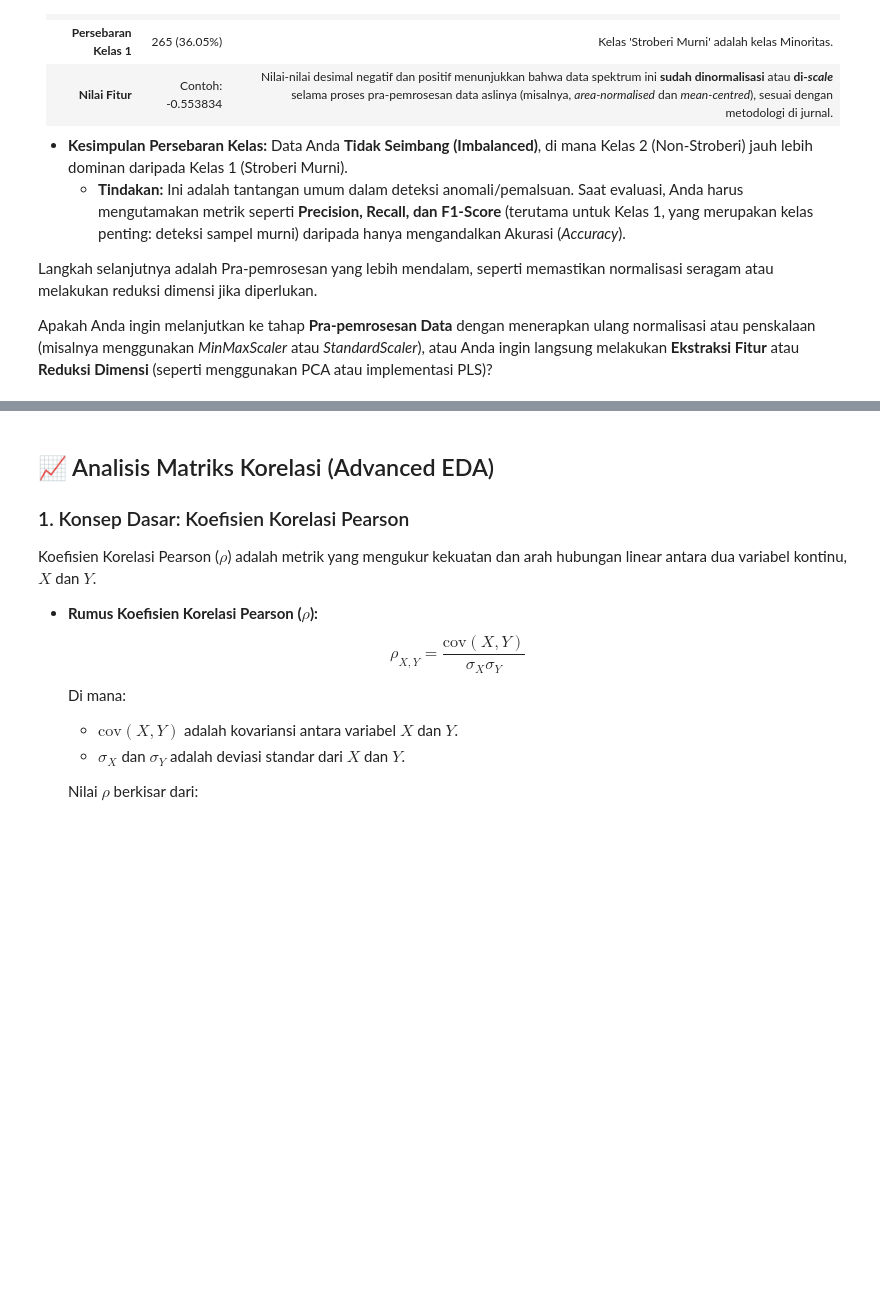
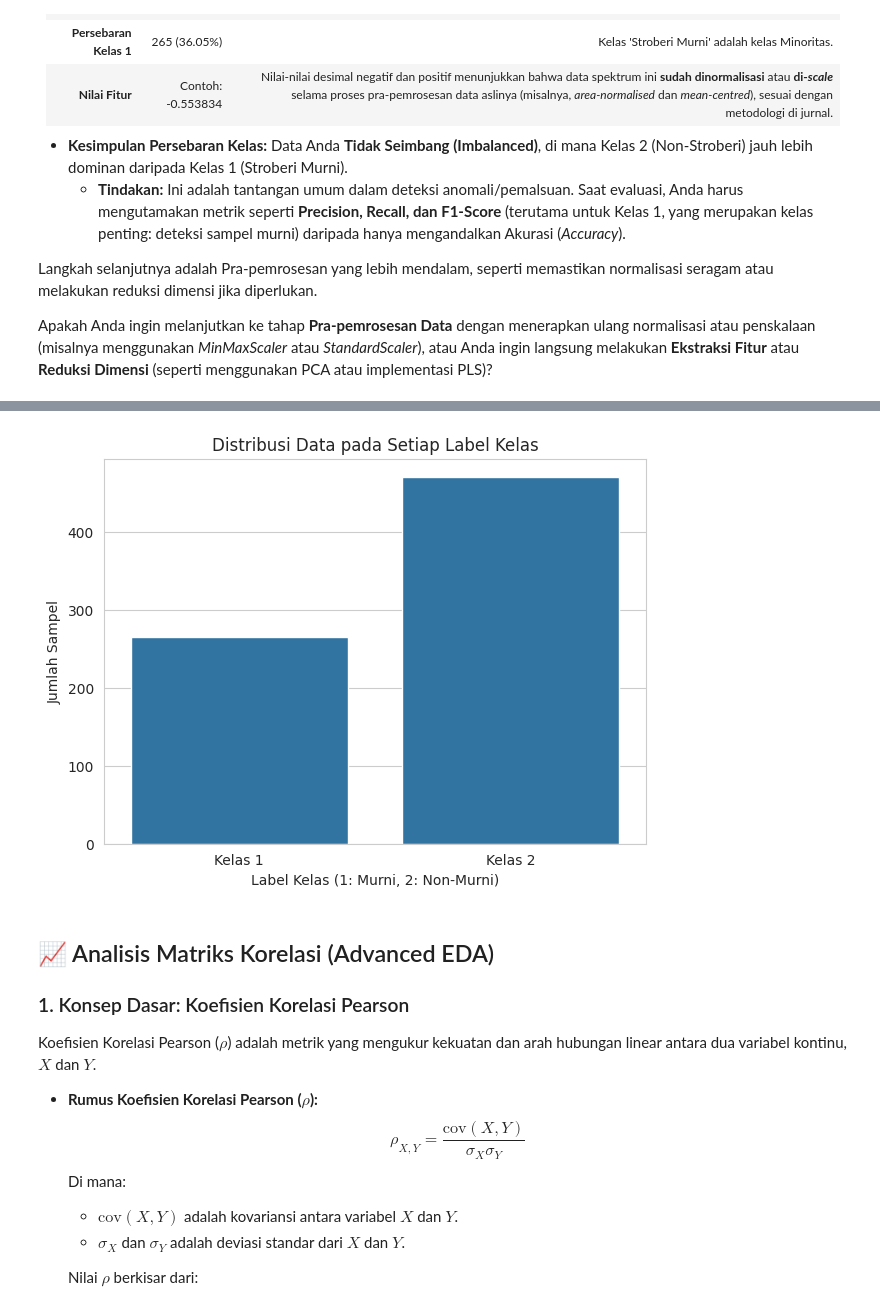
Before and after one commit to dhyos/PSD, a Jupyter notebook: _sources/UAS_Project.ipynb, the cells around one changed output, grey strips where cells are left out. Drawn from its saved outputs; the diff is of its cells as text; code cells hidden in the pictures; blank space fills up the shorter version.

```diff
--- a/_sources/UAS_Project.ipynb
+++ b/_sources/UAS_Project.ipynb
@@ -389,0 +366,78 @@ Class_Label
+# %%
+import pandas as pd
+import numpy as np
+from sklearn.model_selection import train_test_split
+from sklearn.feature_selection import mutual_info_classif
+from sklearn.preprocessing import StandardScaler
+from sklearn.impute import SimpleImputer
+from sklearn.svm import SVC
+from sklearn.metrics import accuracy_score, classification_report, confusion_matrix
+from sklearn.ensemble import IsolationForest
+from imblearn.over_sampling import SMOTE
+import joblib
+import matplotlib.pyplot as plt
+import seaborn as sns
+from IPython.display import display # Import display untuk tabel yang rapi
+
+# Set style untuk plot
+sns.set_style("whitegrid")
+df_train = pd.read_csv('data_train.csv')
+df_test = pd.read_csv('data_validasi.csv')
+print("Data dimuat dari file CSV.")
+
+
+# Asumsi kolom fitur dan label
+feature_columns = [col for col in df_train.columns if col != 'Class_Label']
+X_train_full = df_train[feature_columns]
+y_train = df_train['Class_Label']
+X_test_full = df_test[feature_columns]
+y_test = df_test['Class_Label']
+# Menggabungkan data train dan test untuk analisis awal (sesuai permintaan Anda)
+df_full_combined = pd.concat([df_train, df_test], ignore_index=True)
+y_full = pd.concat([y_train, y_test], ignore_index=True) # <-- Label Keseluruhan
+
+
+# --- BARU: ANALISIS DATA AWAL (SESUAI PERMINTAAN) ---
+
+print("\n" + "="*50)
+print("             📊 ANALISIS DATA AWAL 📊")
+print("="*50)
+
+# 1. Jumlah keseluruhan data
+print(f"Jumlah Total Data (Train + Test): {len(df_full_combined)} sampel")
+print(f"Jumlah Data Train: {len(df_train)} sampel")
+print(f"Jumlah Data Test/Validasi: {len(df_test)} sampel")
+print(f"Jumlah Total Fitur: {len(feature_columns)}")
+
+print("\nDistribusi Label Keseluruhan Data (Train + Test):")
+print(y_full.value_counts())
+
+# 2. Visualisasi distribusi label
+plt.figure(figsize=(7, 5))
+sns.countplot(x='Class_Label', data=df_full_combined)
+plt.title('Distribusi Data pada Setiap Label Kelas')
+plt.xlabel('Label Kelas (1: Murni, 2: Non-Murni)')
+plt.ylabel('Jumlah Sampel')
+plt.xticks(ticks=[0, 1], labels=['Kelas 1', 'Kelas 2'])
+plt.savefig('visualisasi_distribusi_label.png')
+print("\n[Visualisasi] Distribusi Label tersimpan sebagai 'visualisasi_distribusi_label.png'")
+
+
+# 3. Menampilkan 5 data awal dan 5 data akhir
+df_display = df_full_combined[['Class_Label'] + feature_columns].copy()
+df_display = df_display.reset_index(drop=True)
+
+df_display.insert(6, '......', '......')
+df_display = df_display.iloc[:, [0, 1, 2, 3, 4, 5, 6, -5, -4, -3, -2, -1]]
+
+df_head = df_display.head(5)
+df_tail = df_display.tail(5)
+
+ellipsis_row = pd.DataFrame([['...'] * len(df_head.columns)], columns=df_head.columns, index=['...'])
+df_output = pd.concat([df_head, ellipsis_row, df_tail], ignore_index=False)
+
+
+print("\n5 Data Awal dan 5 Data Akhir (Ringkasan):")
+display(df_output.style.set_table_attributes("style='display:inline'"))
+# --- AKHIR: ANALISIS DATA AWAL --
+# %% [output]
@@ -390,3 +475,4 @@ Class_Label
+[figure, added]
 # %% [markdown]
 
 
```
Also changed, not shown: parts of 28 cells of this notebook, 25 other files.
